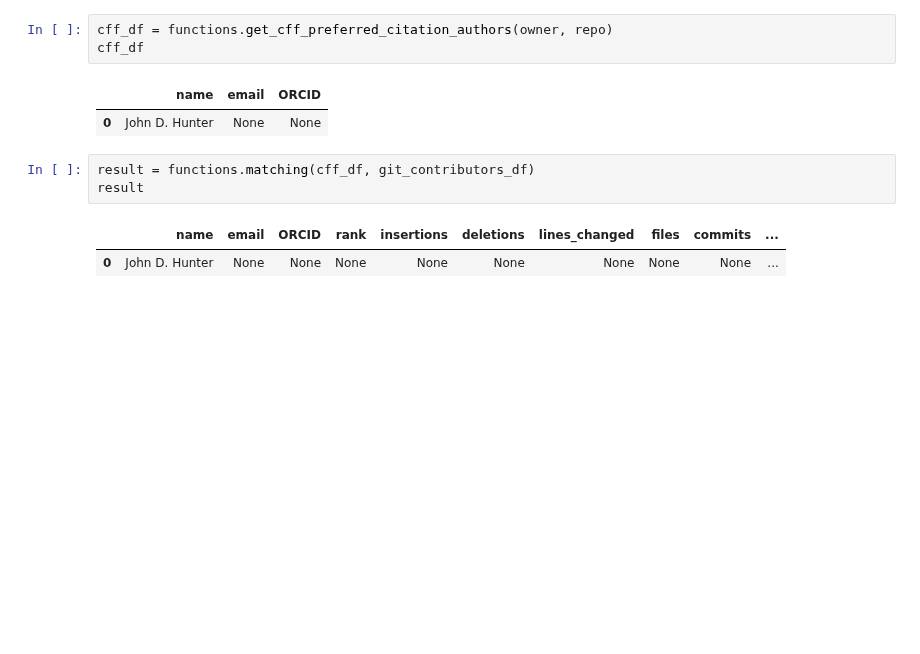
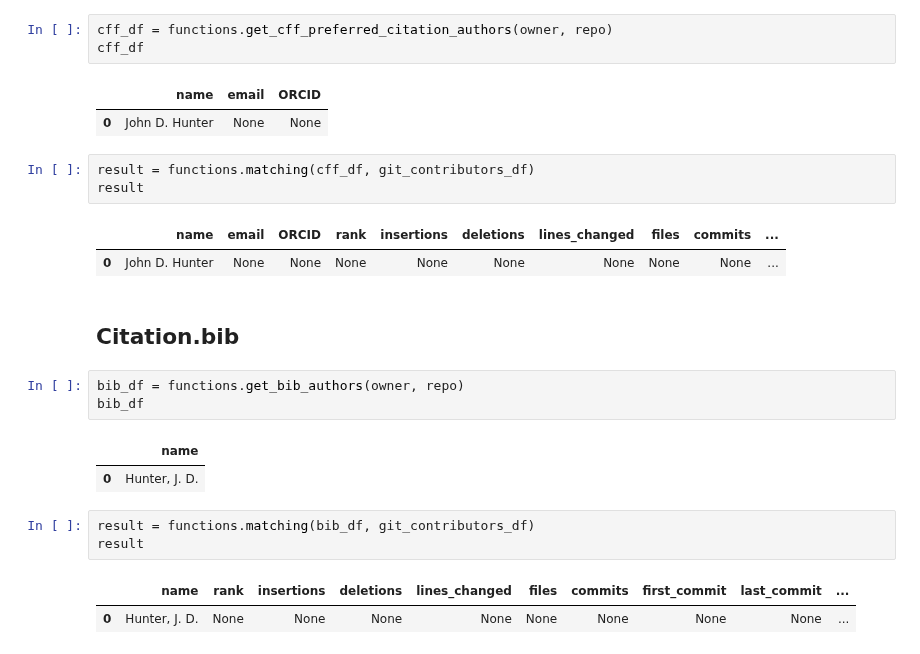
Before and after one commit to killi199/Master-Thesis, a Jupyter notebook: code/pypi.ipynb, the cells around one changed output. Cells and saved outputs as stored; diff of their text form; blank space fills up the shorter version.

Commit message:
Add Citation.bib

```diff
--- a/code/pypi.ipynb
+++ b/code/pypi.ipynb
@@ -176,3 +176,17 @@ result
 # %% [output]
 |  | name | email | ORCID | rank | insertions | deletions | lines_changed | files | commits | ... |
 | 0 | John D. Hunter | None | None | None | None | None | None | None | None | ... |
+# %% [markdown]
+## Citation.bib
+# %%
+bib_df = functions.get_bib_authors(owner, repo)
+bib_df
+# %% [output]
+|  | name |
+| 0 | Hunter, J. D. |
+# %%
+result = functions.matching(bib_df, git_contributors_df)
+result
+# %% [output]
+|  | name | rank | insertions | deletions | lines_changed | files | commits | first_commit | last_commit | ... |
+| 0 | Hunter, J. D. | None | None | None | None | None | None | None | None | ... |
```
Also changed, not shown: 2 other files.
